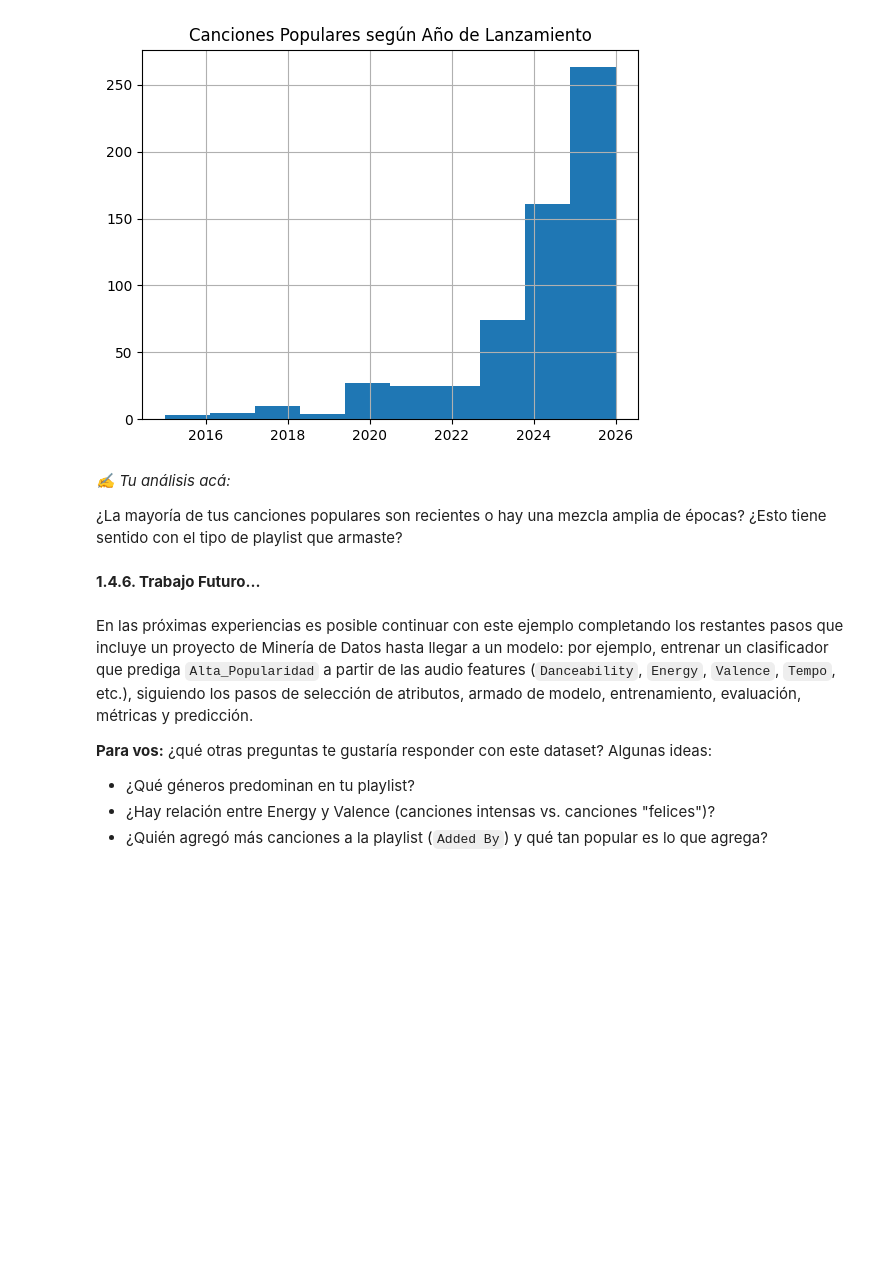
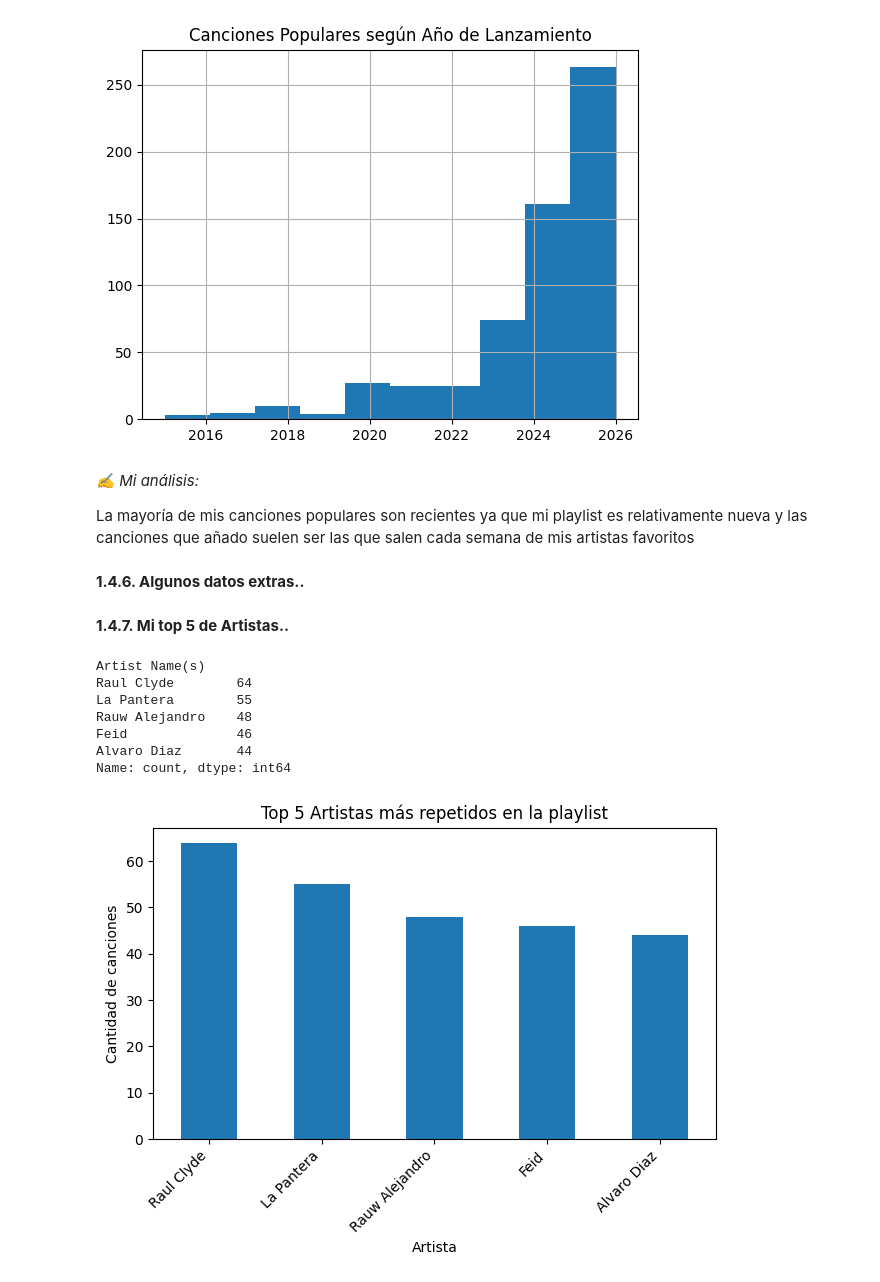
Before and after one commit to PabloTM-00/PabloTM-00, a Jupyter notebook: Lab_S02_Analisis_y_Preprocesamiento_Playlist_PabloTorres.ipynb, the cells around one changed output. Drawn from its saved outputs; the diff is of its cells as text; code cells hidden in the pictures; blank space fills up the shorter version.

```diff
--- a/Lab_S02_Analisis_y_Preprocesamiento_Playlist_PabloTorres.ipynb
+++ b/Lab_S02_Analisis_y_Preprocesamiento_Playlist_PabloTorres.ipynb
@@ -321,21 +294,42 @@ plt.title('Canciones Populares según Año de Lanzamiento')
 plt.show()
 # %% [output]
 [figure]
-# %% [markdown]
-_✍️ Tu análisis acá:_
-
-¿La mayoría de tus canciones populares son recientes o hay una mezcla amplia de épocas?
-¿Esto tiene sentido con el tipo de playlist que armaste?
+# %% [markdown]
+_✍️ Mi análisis:_
+
+La mayoría de mis canciones populares son recientes ya que mi playlist es relativamente nueva y las canciones que añado suelen ser las que salen cada semana de mis artistas favoritos
 # %% [markdown]
-**1.4.6. Trabajo Futuro...**
+**1.4.6. Algunos datos extras..**
-# %% [markdown]
-En las próximas experiencias es posible continuar con este ejemplo completando los restantes
-pasos que incluye un proyecto de Minería de Datos hasta llegar a un modelo: por ejemplo, entrenar un
-clasificador que prediga `Alta_Popularidad` a partir de las audio features (`Danceability`, `Energy`,
-`Valence`, `Tempo`, etc.), siguiendo los pasos de selección de atributos, armado de modelo,
-entrenamiento, evaluación, métricas y predicción.
-
-**Para vos:** ¿qué otras preguntas te gustaría responder con este dataset? Algunas ideas:
-- ¿Qué géneros predominan en tu playlist?
-- ¿Hay relación entre Energy y Valence (canciones intensas vs. canciones "felices")?
-- ¿Quién agregó más canciones a la playlist (`Added By`) y qué tan popular es lo que agrega?
+# %% [markdown]
+**1.4.7. Mi top 5 de Artistas..**
+# %%
+# ya que la columna "Artist Name(s)" puede tener varios artistas separados por ";"
+# pues primero hay que separarlos para contar a cada uno individualmente y no como una combinación única.
+
+artistas = (
+    data_frame['Artist Name(s)']
+    .dropna()                  # sacamos las filas sin artista
+    .str.split(';')            # separamos por ";" para dejar una lista de artistas por fila
+    .explode()                 # separamos cada lista en una fila por artista
+    .str.strip()                # sacamos espacios en blanco sobrantes
+)
+
+top5_artistas = artistas.value_counts().head(5)
+print(top5_artistas)
+
+# grafico de barras con el top 5
+top5_artistas.plot(kind='bar', title='Top 5 Artistas más repetidos en la playlist')
+plt.ylabel('Cantidad de canciones')
+plt.xlabel('Artista')
+plt.xticks(rotation=45, ha='right')
+plt.tight_layout()
+plt.show()
+# %% [output]
+Artist Name(s)
+Raul Clyde        64
+La Pantera        55
+Rauw Alejandro    48
+Feid              46
+Alvaro Diaz       44
+Name: count, dtype: int64
+[figure, added]
```
Also changed, not shown: parts of 39 cells of this notebook.
